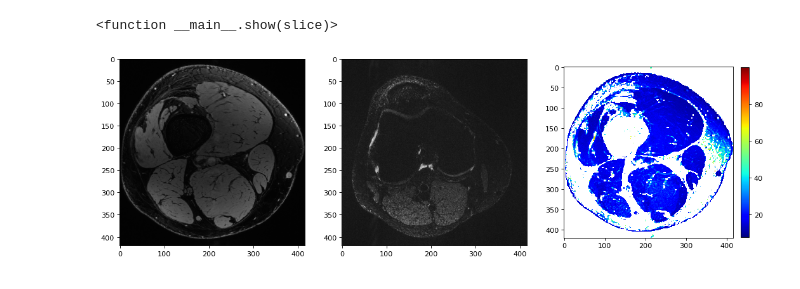
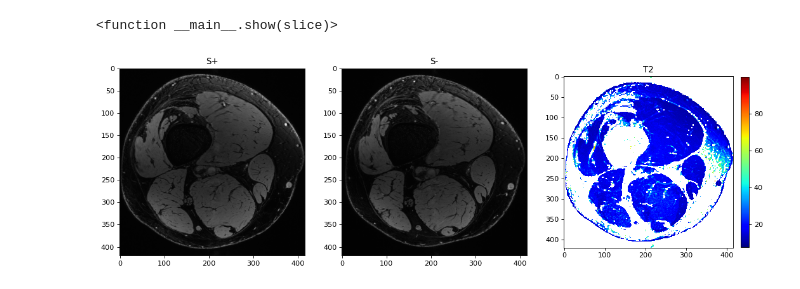
Before and after one commit to ZimuHuo/MRI-steady-state-sequence-simulation, a Jupyter notebook: qDESS.ipynb, the cells around one changed output. Saved outputs shown, nothing was run; the diff lists cells and outputs as text; code cells hidden in the pictures.

```diff
--- a/qDESS.ipynb
+++ b/qDESS.ipynb
@@ -105,13 +105,16 @@ interactive(children=(FloatSlider(value=80.0, description='slice', max=119.0, st
 # %%
 i = 60
 plt.figure(figsize=(16, 12), dpi=80)
 plt.subplot(131)
 plt.imshow(images[:,:,i],cmap = 'gray')
+plt.title("S+")
 plt.subplot(132)
-plt.imshow(images[:,:,i+11],cmap = 'gray')
+plt.imshow(images[:,:,i+119],cmap = 'gray')
+plt.title("S-")
 plt.subplot(133)
 tf = plt.imshow(t2map[:,:,i], cmap ='jet')
 plt.colorbar(tf, fraction=0.046, pad=0.04)
+plt.title("T2")
 plt.show()
 # %% [output]
-[figure, old version]
+[figure, new version]
```
